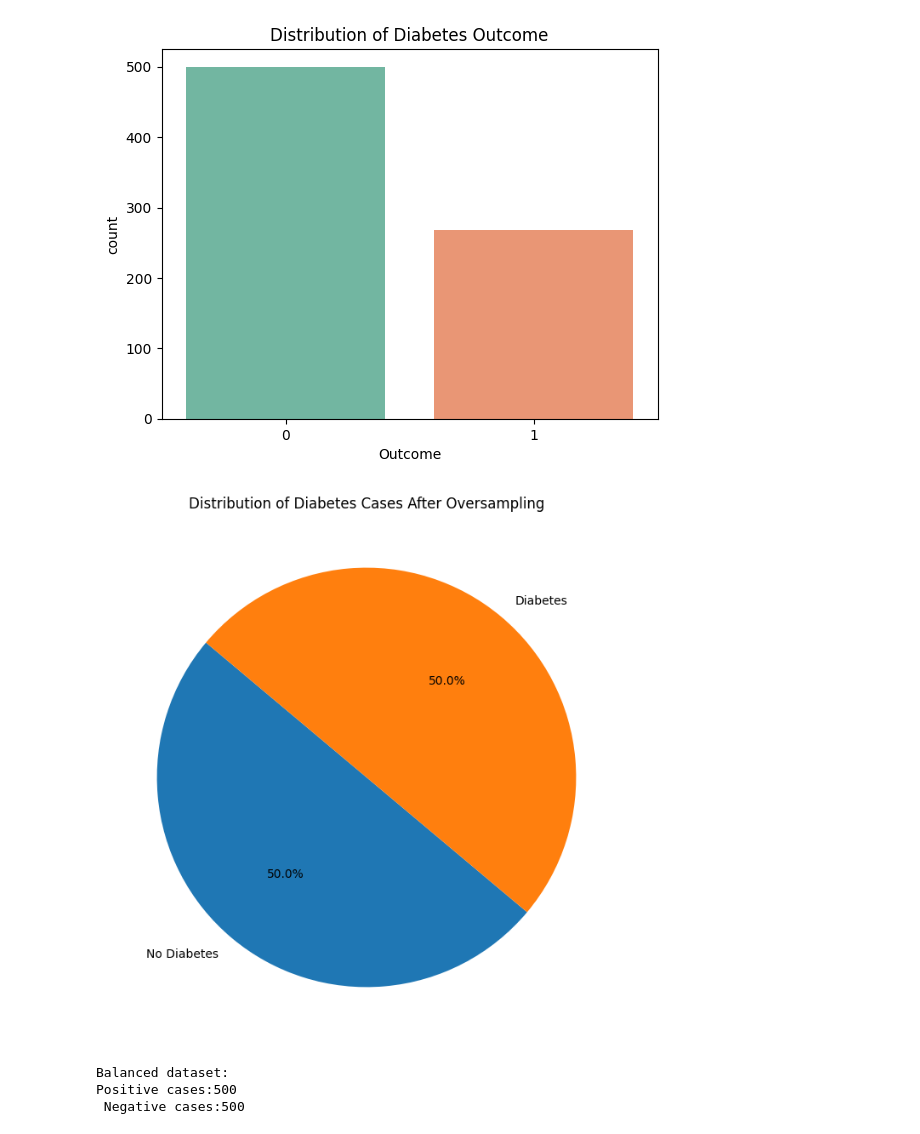
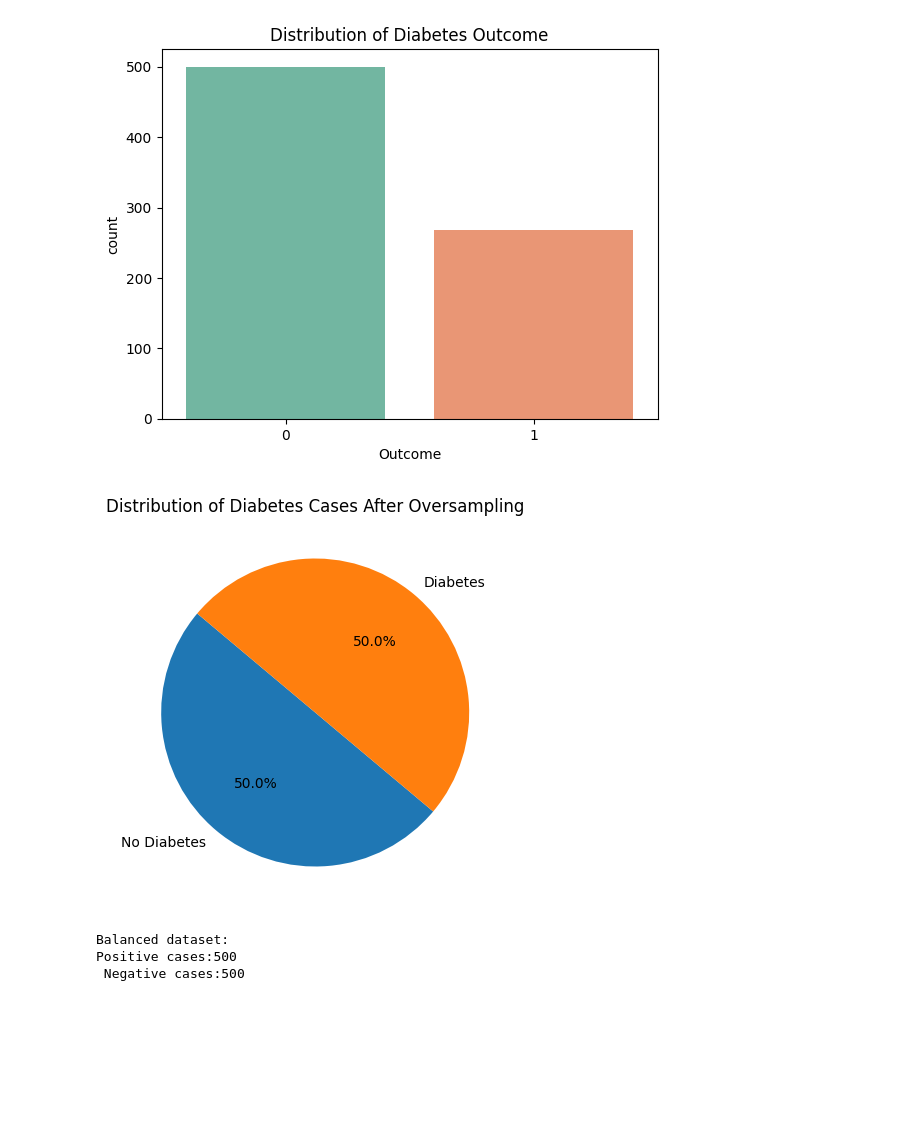
Before and after one commit to Hr15h1/Mini-Project-SemII, a Jupyter notebook: diabetes classifier(final).ipynb, the cells around one changed output. Drawn from its saved outputs; the diff is of its cells as text; code cells hidden in the pictures; blank space fills up the shorter version.

Commit message:
Decrease output graph size

```diff
--- a/diabetes classifier(final).ipynb
+++ b/diabetes classifier(final).ipynb
@@ -92,12 +92,12 @@ rand_sampler = RandomOverSampler(sampling_strategy=1.0, random_state=42)
 # %%
 diabetes_x_resampled, diabetes_y_resampled = rand_sampler.fit_resample(diabetes_x_copy, diabetes_y_copy)
 # %%
-plt.figure(figsize=(12, 8))
+plt.figure(figsize=(9, 5))
 plt.pie(diabetes_y_resampled.value_counts(), labels=["No Diabetes", "Diabetes"], autopct="%1.1f%%", startangle=140)
 plt.title("Distribution of Diabetes Cases After Oversampling")
 plt.show()
 # %% [output]
-[figure, old version]
+[figure, new version]
 # %%
 print("Balanced dataset:")
 print(f"Positive cases:{diabetes_x_resampled[diabetes_y_resampled == 1].shape[0]}\n Negative cases:{diabetes_x_resampled[diabetes_y_resampled == 0].shape[0]}")
```
Also changed, not shown: parts of 14 cells of this notebook.
